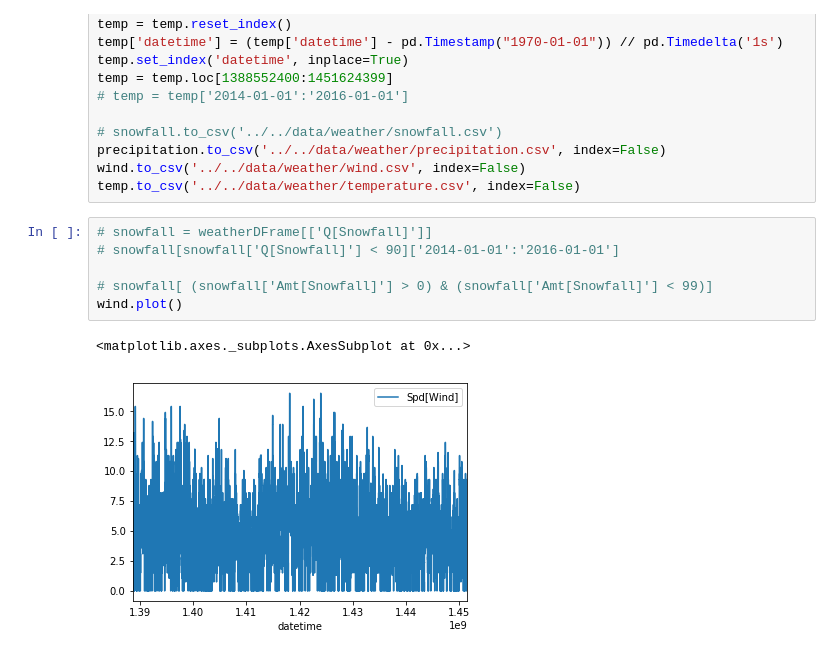
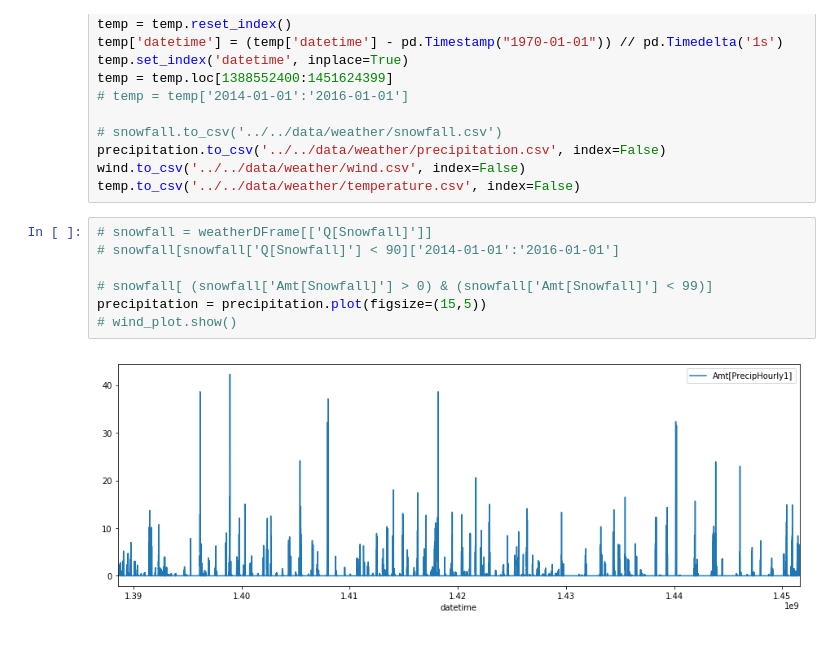
Before and after one commit to joaorulff/splmodeling, a Jupyter notebook: parsers/weather/weather_parser.ipynb, the cells around one changed output. Drawn from its saved outputs; the diff is of its cells as text.

```diff
--- a/parsers/weather/weather_parser.ipynb
+++ b/parsers/weather/weather_parser.ipynb
@@ -79,9 +107,9 @@ temp.to_csv('../../data/weather/temperature.csv', index=False)
 # %%
 # snowfall = weatherDFrame[['Q[Snowfall]']]
 # snowfall[snowfall['Q[Snowfall]'] < 90]['2014-01-01':'2016-01-01']
 
 # snowfall[ (snowfall['Amt[Snowfall]'] > 0) & (snowfall['Amt[Snowfall]'] < 99)]
-wind.plot()
+precipitation = precipitation.plot(figsize=(15,5))
+# wind_plot.show()
 # %% [output]
-<matplotlib.axes._subplots.AxesSubplot at 0x...>
-[figure, old version]
+[figure, new version]
```
Also changed, not shown: parts of 2 cells of this notebook, 2 other files.
